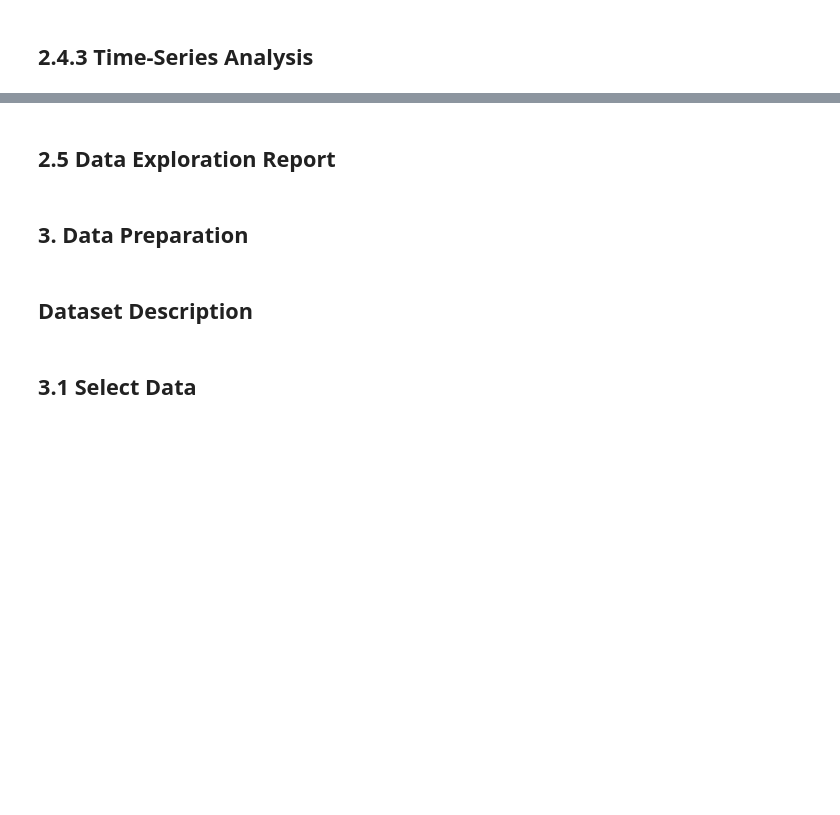
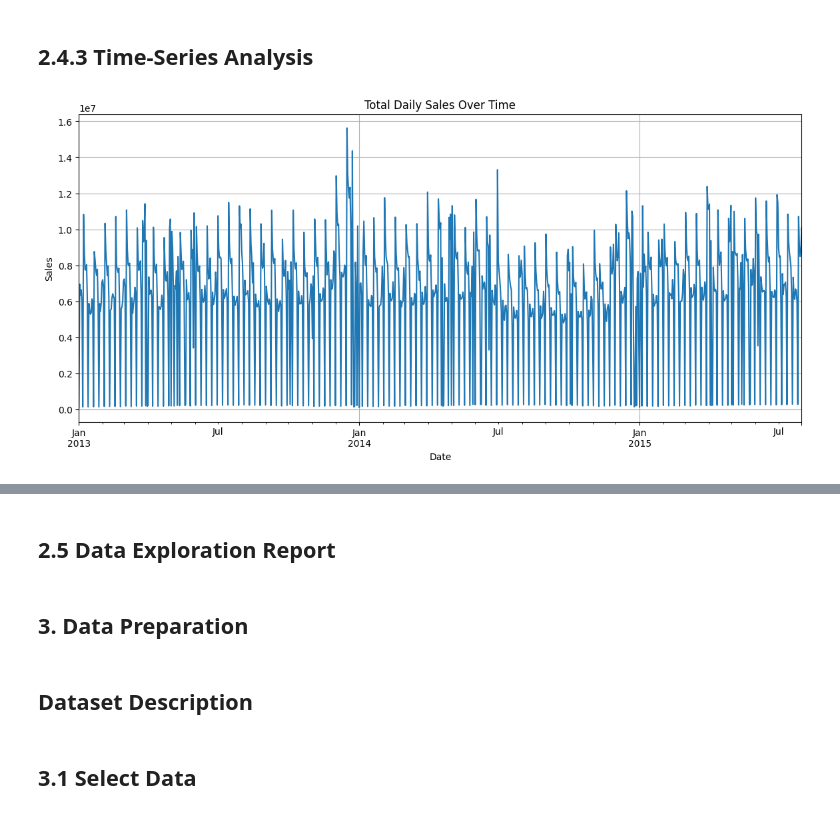
Before and after one commit to Mrschiss/IndusAnalProj, a Jupyter notebook: src/analytics_Project_Structure.ipynb, the cells around one changed output, grey strips where cells are left out. Saved outputs shown, nothing was run; the diff lists cells and outputs as text; code cells hidden in the pictures; blank space fills up the shorter version.

```diff
--- a/src/analytics_Project_Structure.ipynb
+++ b/src/analytics_Project_Structure.ipynb
@@ -346,2 +850,88 @@ Joining train and store data
 # %% [markdown]
 ## 2.4.3 Time-Series Analysis
+# %%
+
+# 2.4.3 TIME-SERIES ANALYSIS
+
+import matplotlib.pyplot as plt
+import seaborn as sns
+
+# Use merged dataset if available
+try:
+    df_ts = df_train_store.copy()
+except NameError:
+    df_ts = df_train_clean.copy()
+
+# Ensure Date is datetime
+df_ts['Date'] = pd.to_datetime(df_ts['Date'])
+
+# TOTAL SALES OVER TIME
+
+plt.figure(figsize=(14,6))
+df_ts.groupby('Date')['Sales'].sum().plot()
+plt.title("Total Daily Sales Over Time")
+plt.xlabel("Date")
+plt.ylabel("Sales")
+plt.grid(True)
+plt.show()
+
+
+# SALES BY MONTH
+df_ts['Month'] = df_ts['Date'].dt.month
+df_ts['Year'] = df_ts['Date'].dt.year
+
+plt.figure(figsize=(10,5))
+monthly_sales = df_ts.groupby(['Year', 'Month'])['Sales'].sum().reset_index()
+sns.lineplot(data=monthly_sales, x='Month', y='Sales', hue='Year', marker='o')
+plt.title("Monthly Sales by Year")
+plt.xlabel("Month")
+plt.ylabel("Sales")
+plt.show()
+
+# SALES BY DAY OF WEEK
+
+plt.figure(figsize=(8,4))
+sns.barplot(data=df_ts, x='DayOfWeek', y='Sales', estimator='mean')
+plt.title("Average Sales by Day of Week")
+plt.xlabel("Day of Week (1=Mon, 7=Sun)")
+plt.ylabel("Average Sales")
+plt.show()
+
+
+# ROLLING AVERAGE (7-day & 30-day)
+daily_sales = df_ts.groupby('Date')['Sales'].sum().sort_index()
+
+plt.figure(figsize=(14,6))
+daily_sales.plot(label='Daily Sales', alpha=0.5)
+daily_sales.rolling(7).mean().plot(label='7-Day Rolling Mean')
+daily_sales.rolling(30).mean().plot(label='30-Day Rolling Mean')
+plt.title("Daily Sales with 7 & 30 Day Rolling Averages")
+plt.xlabel("Date")
+plt.ylabel("Sales")
+plt.legend()
+plt.grid(True)
+plt.show()
+
+
+# STORE-LEVEL TIME SERIES (OPTIONAL SAMPLE)
+
+# To avoid overplotting, we sample a few stores
+if 'Store' in df_ts.columns:
+    sample_stores = df_ts['Store'].drop_duplicates().sample(3, random_state=42).tolist()
+    print("Sample stores selected for time series:", sample_stores)
+
+    plt.figure(figsize=(14,6))
+    for s in sample_stores:
+        store_series = df_ts[df_ts['Store'] == s].groupby('Date')['Sales'].sum().sort_index()
+        store_series.plot(label=f"Store {s}")
+
+    plt.title("Sales Over Time for Sample Stores")
+    plt.xlabel("Date")
+    plt.ylabel("Sales")
+    plt.legend()
+    plt.grid(True)
+    plt.show()
+else:
+    print("Store column not found; skipping store-level time series.")
+# %% [output]
+[figure, added]
```
Also changed, not shown: parts of 9 cells of this notebook, 1 other file.
